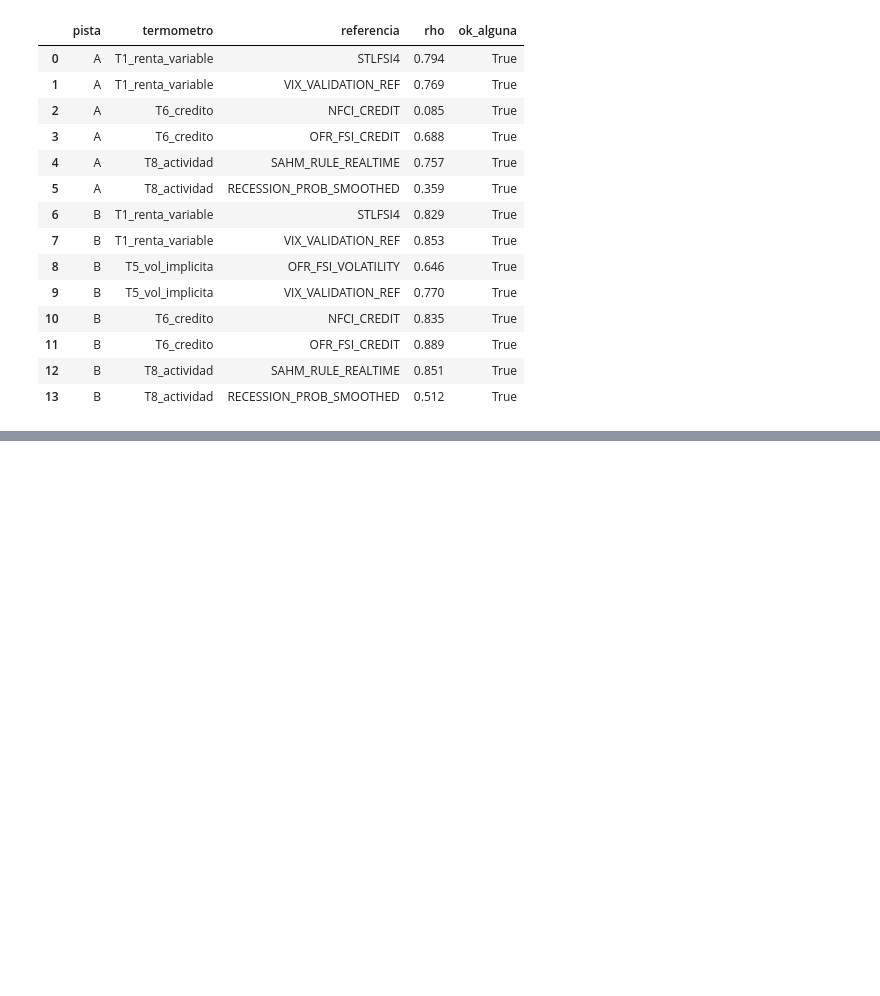
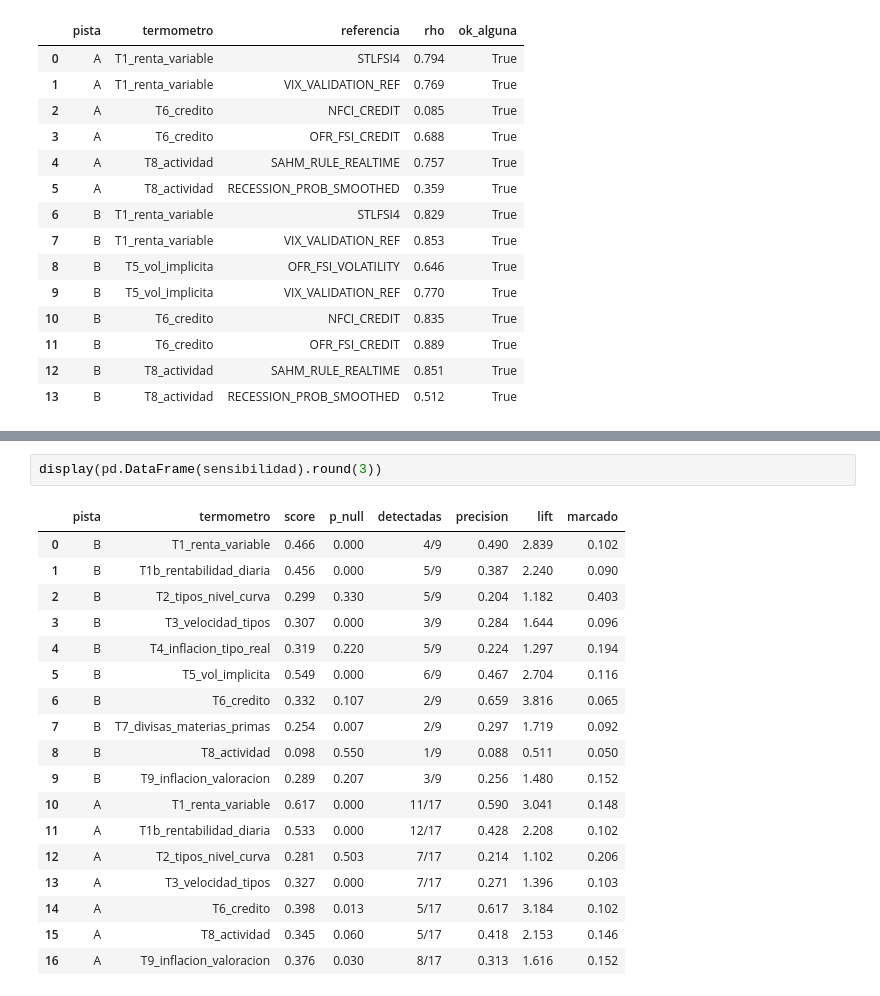
Before and after one commit to Romequinco/PRUEBAS_DETECCION_REGIMENES_DE_MERCADO_TFM, a Jupyter notebook: notebooks/04_termometros.ipynb, the cells around one changed output, grey strips where cells are left out. Drawn from its saved outputs; the diff is of its cells as text; blank space fills up the shorter version.

```diff
--- a/notebooks/04_termometros.ipynb
+++ b/notebooks/04_termometros.ipynb
@@ -661,0 +781,21 @@ display(val3.round(3))
+# %%
+display(pd.DataFrame(sensibilidad).round(3))
+# %% [output]
+|  | pista | termometro | score | p_null | detectadas | precision | lift | marcado |
+| 0 | B | T1_renta_variable | 0.466 | 0.000 | 4/9 | 0.490 | 2.839 | 0.102 |
+| 1 | B | T1b_rentabilidad_diaria | 0.456 | 0.000 | 5/9 | 0.387 | 2.240 | 0.090 |
+| 2 | B | T2_tipos_nivel_curva | 0.299 | 0.330 | 5/9 | 0.204 | 1.182 | 0.403 |
+| 3 | B | T3_velocidad_tipos | 0.307 | 0.000 | 3/9 | 0.284 | 1.644 | 0.096 |
+| 4 | B | T4_inflacion_tipo_real | 0.319 | 0.220 | 5/9 | 0.224 | 1.297 | 0.194 |
+| 5 | B | T5_vol_implicita | 0.549 | 0.000 | 6/9 | 0.467 | 2.704 | 0.116 |
+| 6 | B | T6_credito | 0.332 | 0.107 | 2/9 | 0.659 | 3.816 | 0.065 |
+| 7 | B | T7_divisas_materias_primas | 0.254 | 0.007 | 2/9 | 0.297 | 1.719 | 0.092 |
+| 8 | B | T8_actividad | 0.098 | 0.550 | 1/9 | 0.088 | 0.511 | 0.050 |
+| 9 | B | T9_inflacion_valoracion | 0.289 | 0.207 | 3/9 | 0.256 | 1.480 | 0.152 |
+| 10 | A | T1_renta_variable | 0.617 | 0.000 | 11/17 | 0.590 | 3.041 | 0.148 |
+| 11 | A | T1b_rentabilidad_diaria | 0.533 | 0.000 | 12/17 | 0.428 | 2.208 | 0.102 |
+| 12 | A | T2_tipos_nivel_curva | 0.281 | 0.503 | 7/17 | 0.214 | 1.102 | 0.206 |
+| 13 | A | T3_velocidad_tipos | 0.327 | 0.000 | 7/17 | 0.271 | 1.396 | 0.103 |
+| 14 | A | T6_credito | 0.398 | 0.013 | 5/17 | 0.617 | 3.184 | 0.102 |
+| 15 | A | T8_actividad | 0.345 | 0.060 | 5/17 | 0.418 | 2.153 | 0.146 |
+| 16 | A | T9_inflacion_valoracion | 0.376 | 0.030 | 8/17 | 0.313 | 1.616 | 0.152 |
```
Also changed, not shown: parts of 7 cells of this notebook, 3 other files.
